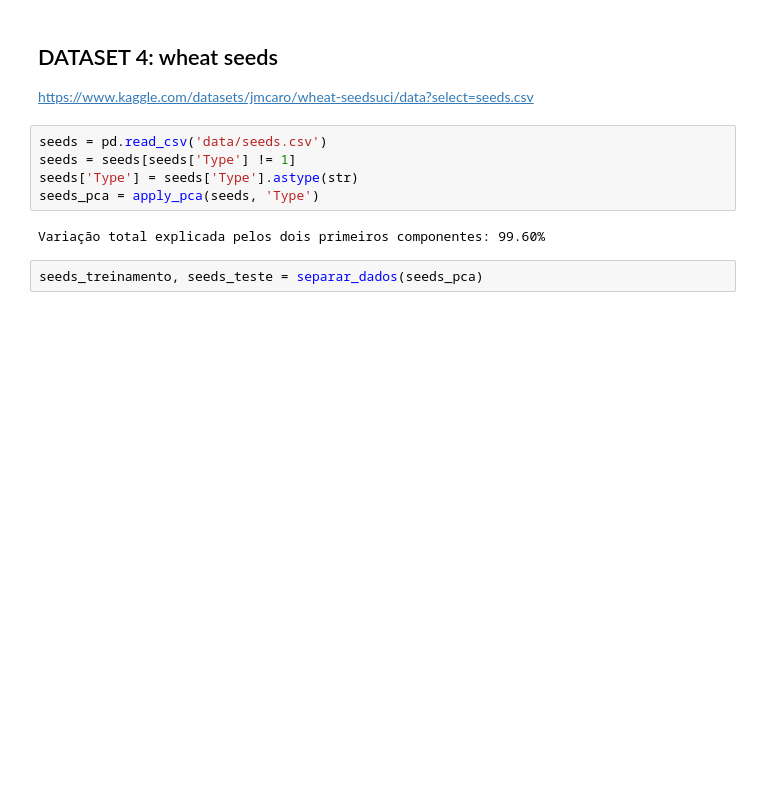
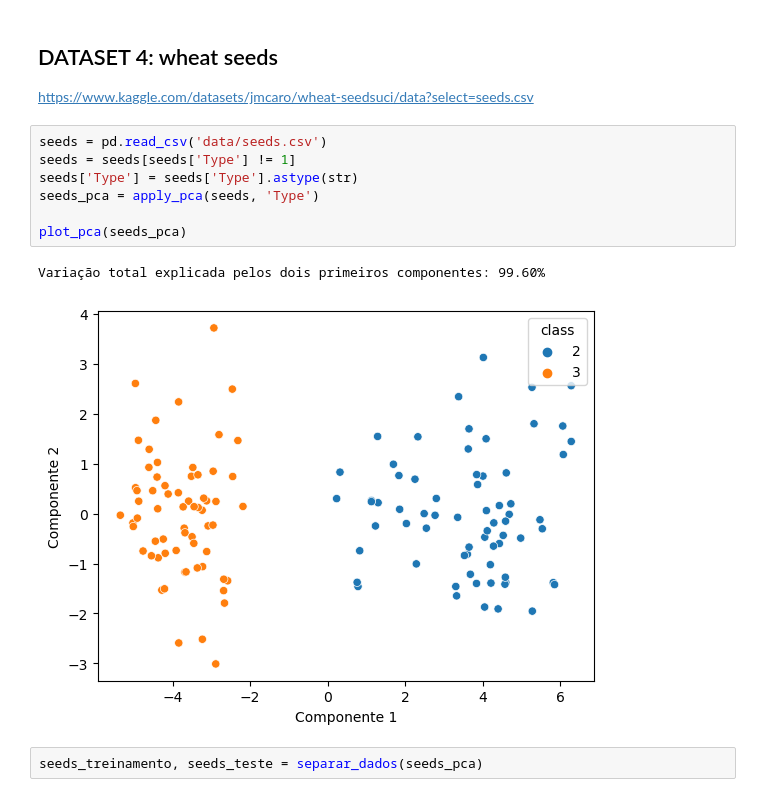
Before and after one commit to avelarh/TP-GeometriaComputacional-Alg2, a Jupyter notebook: amizade.ipynb, the cells around one changed output. Cells and saved outputs as stored; diff of their text form; blank space fills up the shorter version.

```diff
--- a/amizade.ipynb
+++ b/amizade.ipynb
@@ -445,10 +454,13 @@ https://www.kaggle.com/datasets/jmcaro/wheat-seedsuci/data?select=seeds.csv
 # %%
 seeds = pd.read_csv('data/seeds.csv')
 seeds = seeds[seeds['Type'] != 1]
 seeds['Type'] = seeds['Type'].astype(str)
 seeds_pca = apply_pca(seeds, 'Type')
+
+plot_pca(seeds_pca)
 # %% [output]
 Variação total explicada pelos dois primeiros componentes: 99.60%
+[figure, added]
 # %%
 seeds_treinamento, seeds_teste = separar_dados(seeds_pca)
 # %%
```
Also changed, not shown: parts of 25 cells of this notebook.
